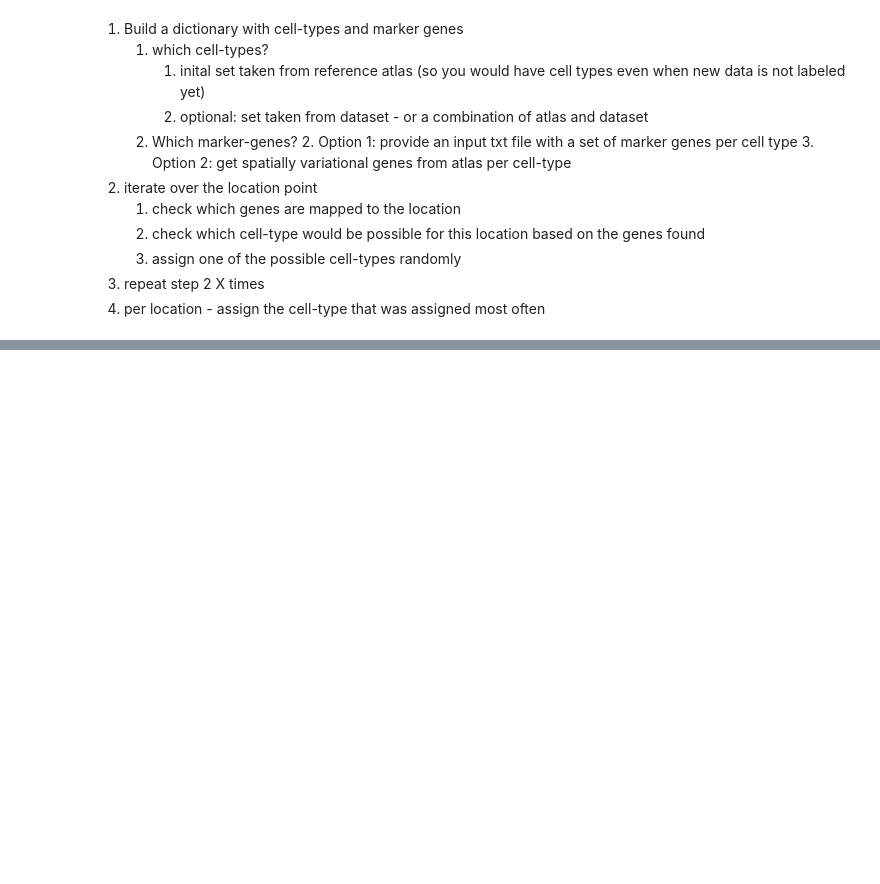
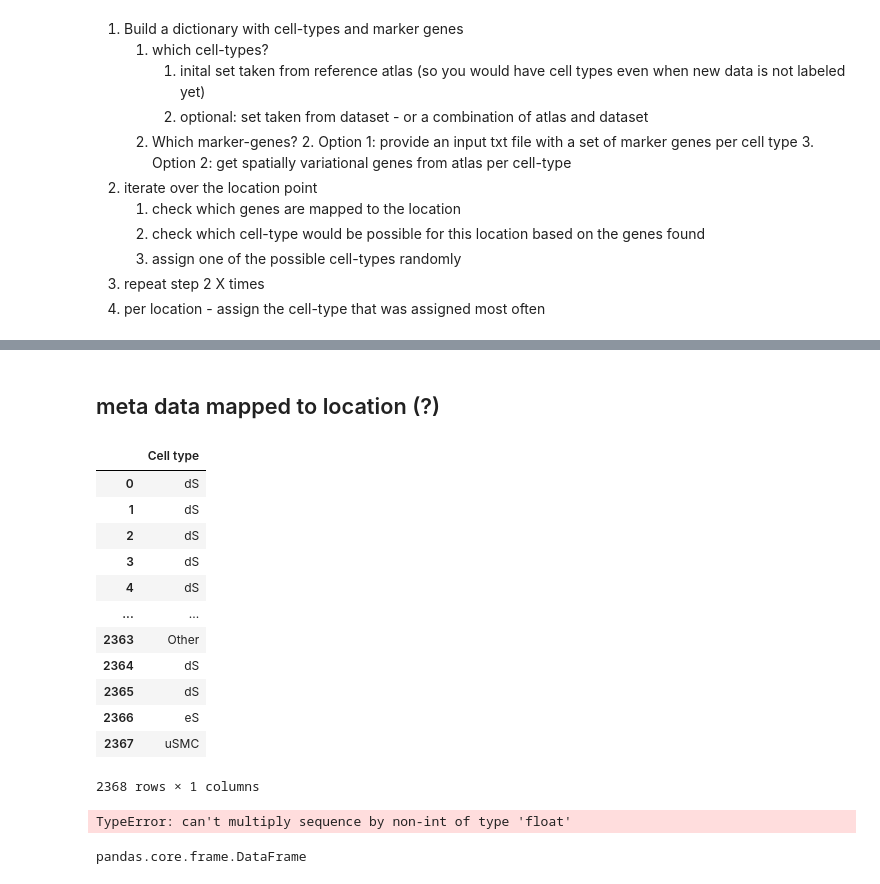
Before and after one commit to vfschumann/novosparc, a Jupyter notebook: Vic/development/celltype_transfer.ipynb, the cells around one changed output, grey strips where cells are left out. Cells and saved outputs as stored; diff of their text form; code cells hidden in the pictures; blank space fills up the shorter version.

```diff
--- a/Vic/development/celltype_transfer.ipynb
+++ b/Vic/development/celltype_transfer.ipynb
@@ -48,0 +192,26 @@ Data used: Uterus
+# %% [markdown]
+## meta data mapped to location (?)
+# %%
+cell_types
+# %% [output]
+|  | Cell type |
+| 0 | dS |
+| 1 | dS |
+| 2 | dS |
+| 3 | dS |
+| 4 | dS |
+| ... | ... |
+| 2363 | Other |
+| 2364 | dS |
+| 2365 | dS |
+| 2366 | eS |
+| 2367 | uSMC |
+2368 rows × 1 columns
+# %%
+meta_data_map = np.dot(cell_types_arr.T, gw_matrix)
+# %% [output]
+TypeError: can't multiply sequence by non-int of type 'float'
+# %%
+type(cell_types)
+# %% [output]
+pandas.core.frame.DataFrame
```
Also changed, not shown: parts of 15 cells of this notebook.
